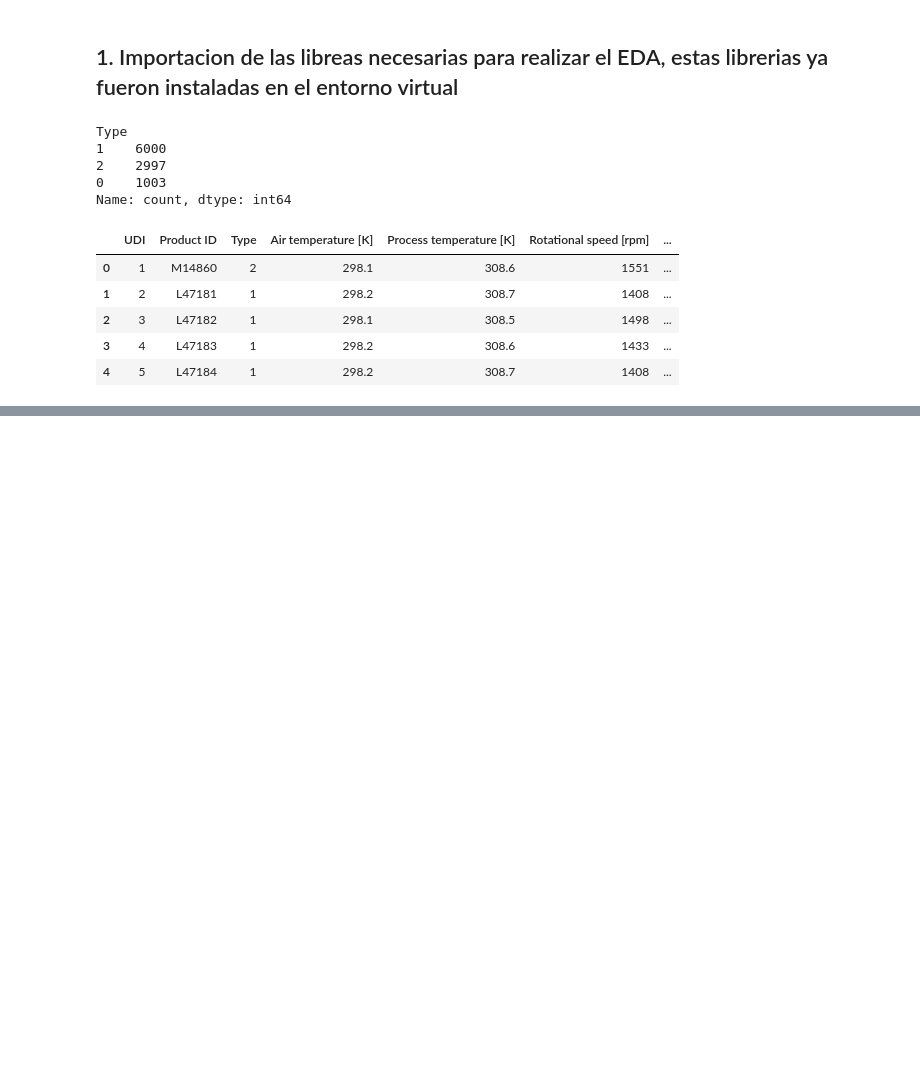
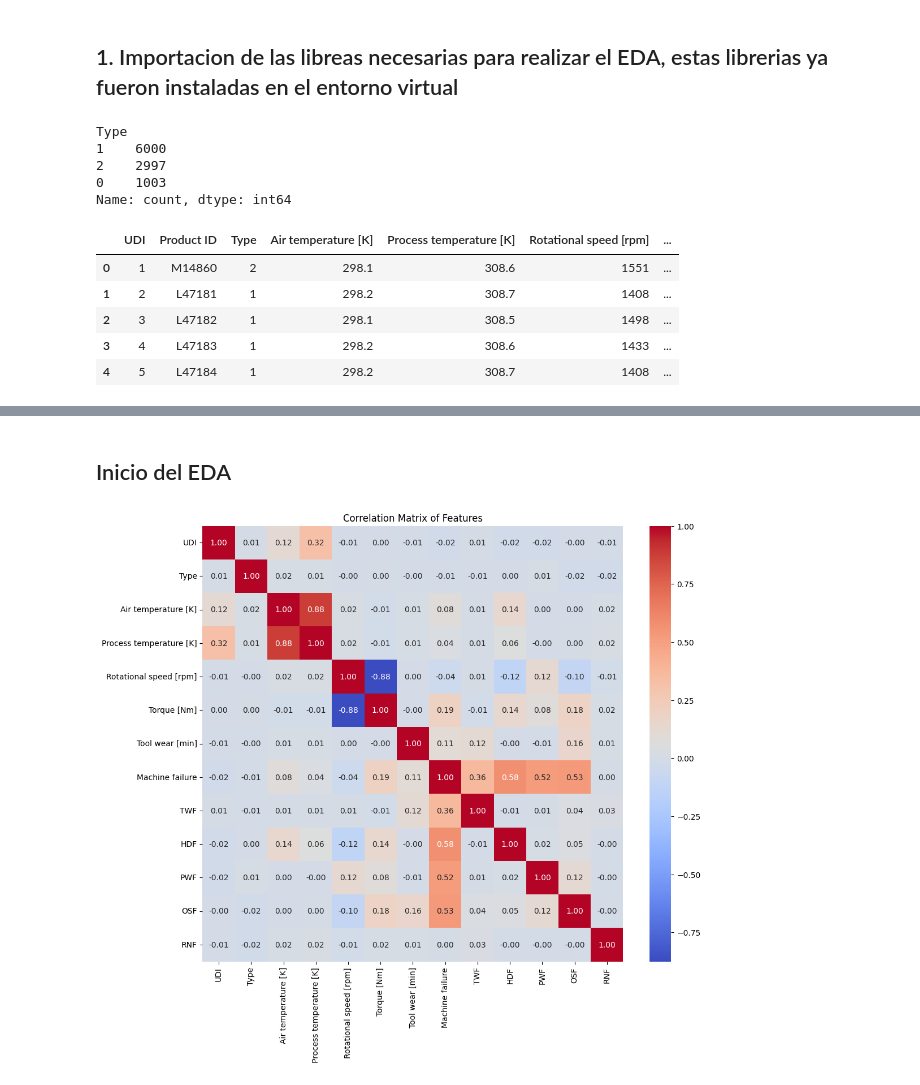
Before and after one commit to lufebe05/project_IA, a Jupyter notebook: notebooks/02_inicio_EDA.ipynb, the cells around one changed output, grey strips where cells are left out. Drawn from its saved outputs; the diff is of its cells as text; code cells hidden in the pictures; blank space fills up the shorter version.

```diff
--- a/notebooks/02_inicio_EDA.ipynb
+++ b/notebooks/02_inicio_EDA.ipynb
@@ -12,14 +12,14 @@ from sklearn.model_selection import train_test_split
 from sklearn.metrics import mean_squared_error, r2_score, accuracy_score
 # %%
 ruta_data = "../data/raw/ai4i2020.csv"
-df = pd.read_csv(ruta_data)
+df_mantenimiento = pd.read_csv(ruta_data)
 # %%
 # Convierta la columna 'Type' a numérica mediante la codificación de etiquetas.
 from sklearn.preprocessing import LabelEncoder
 
 le = LabelEncoder()
-df['Type'] = le.fit_transform(df['Type'])
-print(df['Type'].value_counts())
+df_mantenimiento['Type'] = le.fit_transform(df_mantenimiento['Type'])
+print(df_mantenimiento['Type'].value_counts())
 # %% [output]
 Type
 1    6000
@@ -37,0 +153,2 @@ df.head()
+# %%
+data = df_mantenimiento.drop('Product ID', axis=1)
@@ -37,0 +180,13 @@ df.head()
+# %% [markdown]
+## Inicio del EDA
+# %%
+# Verificar la correlación entre cada punto y graficarla mediante un mapa de calor.
+correlation_matrix = data.corr()
+
+# Se procede a graficar el mapa de calor utilizando la libreria seaborn y matplotlib
+plt.figure(figsize=(12, 10))
+sns.heatmap(correlation_matrix, annot=True, cmap='coolwarm', fmt=".2f")
+plt.title('Correlation Matrix of Features')
+plt.show()
+# %% [output]
+[figure, added]
```
Also changed, not shown: parts of 58 cells of this notebook, 2 other files.
